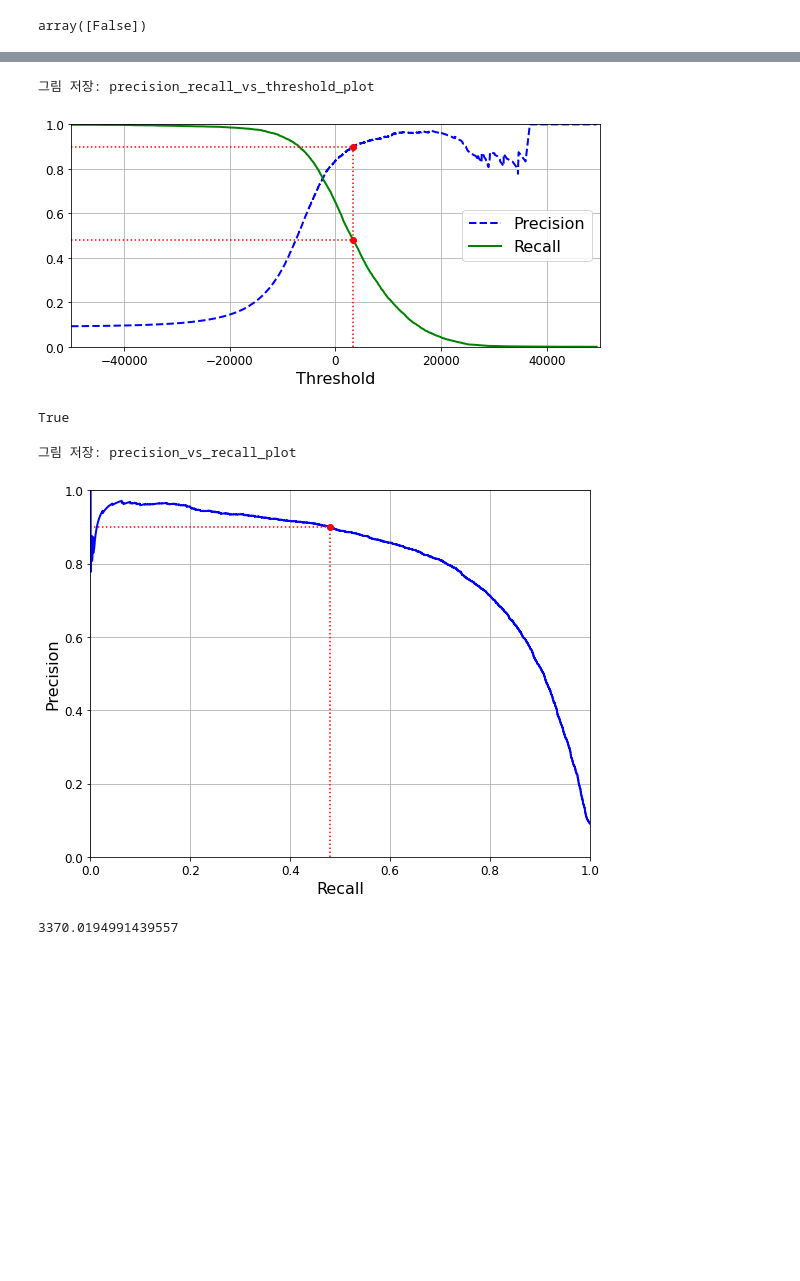
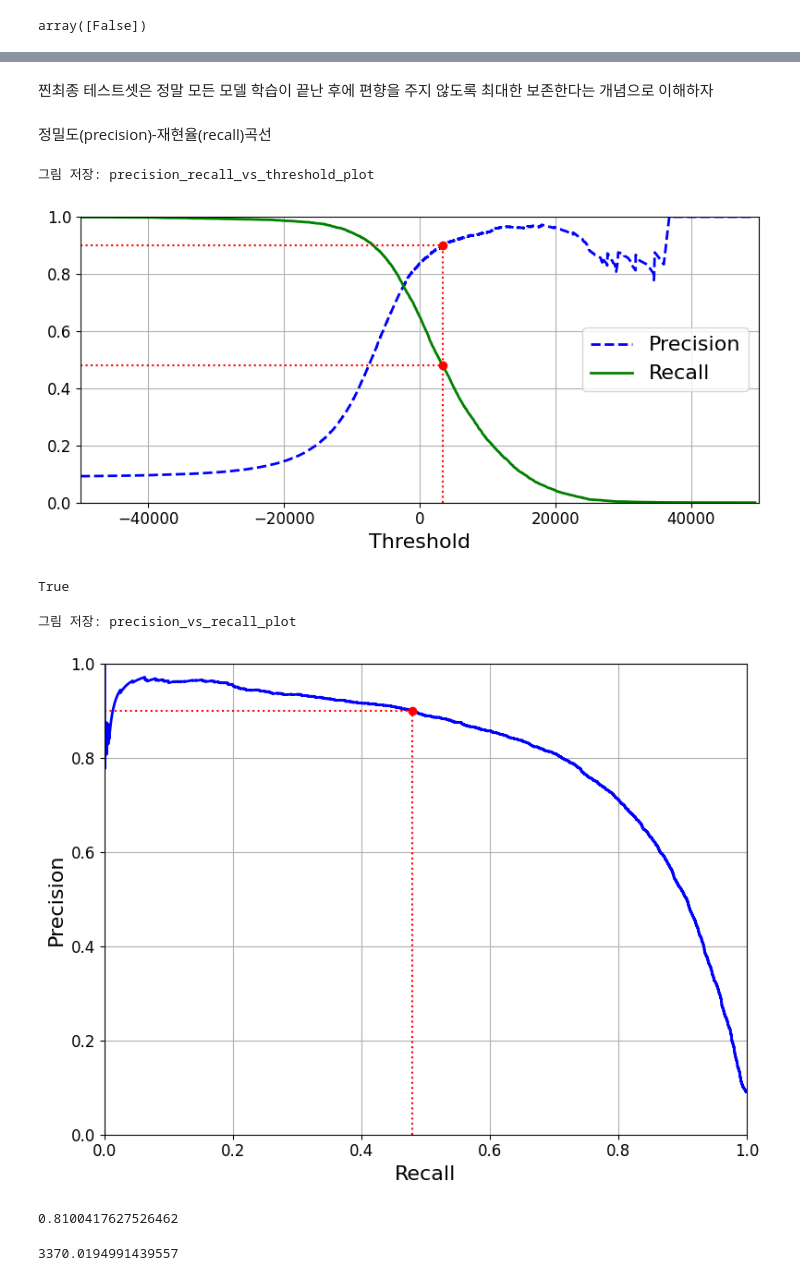
Before and after one commit to tux2won/self_study, a Jupyter notebook: 03_classification.ipynb, the cells around one changed output, grey strips where cells are left out. Drawn from its saved outputs; the diff is of its cells as text; code cells hidden in the pictures; blank space fills up the shorter version.

```diff
--- a/03_classification.ipynb
+++ b/03_classification.ipynb
@@ -65,0 +61,30 @@ URLError: <urlopen error [Errno 110] Connection timed out>
+# %%
+# 개같은 사이킷런 데이터셋을 못불러옴
+# TensorFlow/Keras를 이용한 MNIST 데이터 로드
+
+import tensorflow as tf
+import numpy as np
+
+# TensorFlow/Keras를 사용해 MNIST 데이터 로드
+mnist_tf = tf.keras.datasets.mnist
+(x_train, y_train), (x_test, y_test) = mnist_tf.load_data()
+
+# 데이터 전처리: 2D 이미지를 1D 벡터로 변환 (28x28 -> 784)
+x_train_flat = x_train.reshape(x_train.shape[0], -1)
+x_test_flat = x_test.reshape(x_test.shape[0], -1)
+
+# 데이터 병합 (사이킷런 형식에 맞게 전체 데이터 하나로 구성)
+data = np.vstack((x_train_flat, x_test_flat))  # 전체 데이터 (70000, 784)
+target = np.hstack((y_train, y_test)).astype(str)  # 레이블 (70000,)
+
+# 딕셔너리 형태로 저장
+mnist = {
+    "data": data,           # 데이터 (28x28 이미지를 펼친 784 차원)
+    "target": target,       # 레이블 (문자열 형태)
+    "DESCR": "The MNIST dataset (converted from TensorFlow/Keras)",
+    "feature_names": [f"pixel_{i}" for i in range(data.shape[1])],
+}
+
+
+
+mnist.keys()
@@ -289,3 +354,7 @@ y_scores = cross_val_predict(sgd_clf, X_train, y_train_5, cv=3,
+# %% [markdown]
+찐최종 테스트셋은 정말 모든 모델 학습이 끝난 후에 편향을 주지 않도록 최대한 보존한다는 개념으로 이해하자
+# %% [markdown]
+정밀도(precision)-재현율(recall)곡선
 # %%
 from sklearn.metrics import precision_recall_curve
 
@@ -293,7 +362,8 @@ precisions, recalls, thresholds = precision_recall_curve(y_train_5, y_scores)
 # %%
 def plot_precision_recall_vs_threshold(precisions, recalls, thresholds):
-    plt.plot(thresholds, precisions[:-1], "b--", label="Precision", linewidth=2)
-    plt.plot(thresholds, recalls[:-1], "g-", label="Recall", linewidth=2)
+    plt.plot(thresholds, precisions[:-1], "b--", label="Precision", linewidth=2) # 정밀도 - x축
+    plt.plot(thresholds, recalls[:-1], "g-", label="Recall", linewidth=2) # 재현율 - y축
+
     plt.legend(loc="center right", fontsize=16) # Not shown in the book
     plt.xlabel("Threshold", fontsize=16)        # Not shown
     plt.grid(True)                              # Not shown
@@ -316,7 +386,7 @@ save_fig("precision_recall_vs_threshold_plot")
 plt.show()
 # %% [output]
 그림 저장: precision_recall_vs_threshold_plot
-[figure, old version]
+[figure, new version]
 # %%
 (y_train_pred == (y_scores > 0)).all()
 # %% [output]
@@ -324,21 +394,26 @@ True
 # %%
 def plot_precision_vs_recall(precisions, recalls):
     plt.plot(recalls, precisions, "b-", linewidth=2)
     plt.xlabel("Recall", fontsize=16)
     plt.ylabel("Precision", fontsize=16)
     plt.axis([0, 1, 0, 1])
     plt.grid(True)
 
 plt.figure(figsize=(8, 6))
 plot_precision_vs_recall(precisions, recalls)
 plt.plot([recall_90_precision, recall_90_precision], [0., 0.9], "r:")
 plt.plot([0.0, recall_90_precision], [0.9, 0.9], "r:")
 plt.plot([recall_90_precision], [0.9], "ro")
 save_fig("precision_vs_recall_plot")
 plt.show()
+
+# 곡선의 아래 면적이 클수록 좋은 모델
+from sklearn.metrics import average_precision_score
+average_precision_score(y_train_5, y_scores)
 # %% [output]
 그림 저장: precision_vs_recall_plot
-[figure, old version]
+[figure, new version]
+0.8100417627526462
 # %%
 threshold_90_precision = thresholds[np.argmax(precisions >= 0.90)]
 # %%
```
Also changed, not shown: parts of 94 cells of this notebook.
